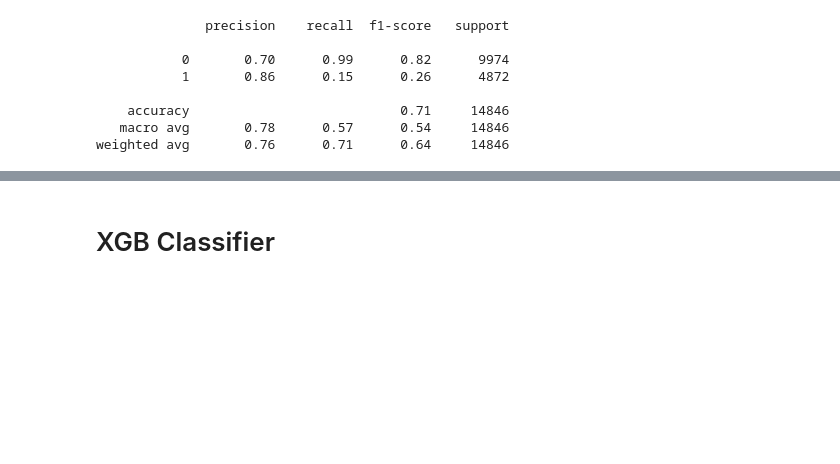
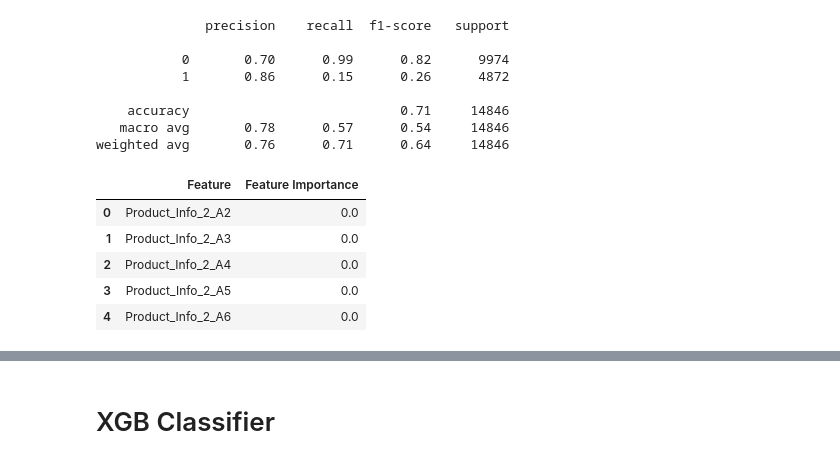
Before and after one commit to Aaryant31/Insurance-Decisioning, a Jupyter notebook: My_Project_work_xgboost_Insurance_Decisioning.ipynb, the cells around one changed output, grey strips where cells are left out. Drawn from its saved outputs; the diff is of its cells as text; code cells hidden in the pictures; blank space fills up the shorter version.

```diff
--- a/My_Project_work_xgboost_Insurance_Decisioning.ipynb
+++ b/My_Project_work_xgboost_Insurance_Decisioning.ipynb
@@ -473,0 +483,9 @@ pd.set_option('display.max_rows', 200)
+# %%
+importance_df.head()
+# %% [output]
+|  | Feature | Feature Importance |
+| 0 | Product_Info_2_A2 | 0.0 |
+| 1 | Product_Info_2_A3 | 0.0 |
+| 2 | Product_Info_2_A4 | 0.0 |
+| 3 | Product_Info_2_A5 | 0.0 |
+| 4 | Product_Info_2_A6 | 0.0 |
```
Also changed, not shown: parts of 3 cells of this notebook.
